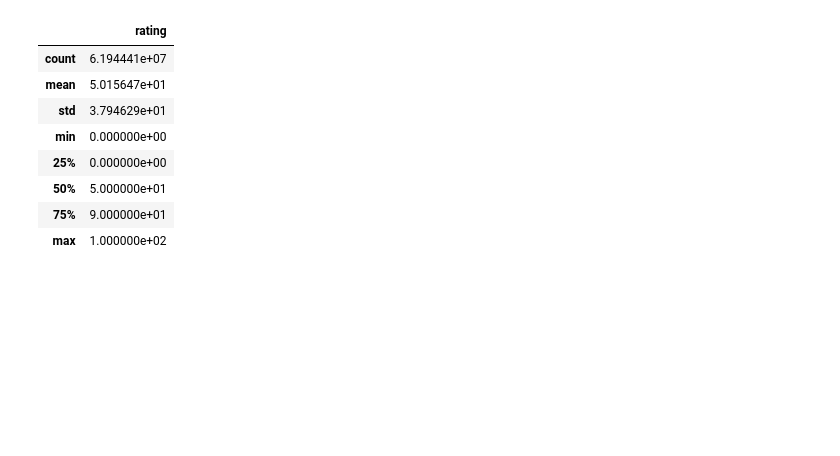
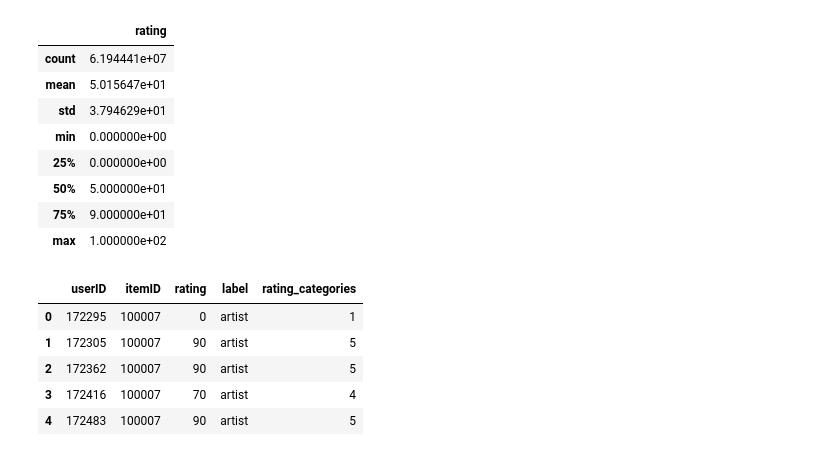
Before and after one commit to YiranXu/ML_Project_Spring2017, a Jupyter notebook: MLproject.ipynb, the cells around one changed output. Cells and saved outputs as stored; diff of their text form; code cells hidden in the pictures; blank space fills up the shorter version.

```diff
--- a/MLproject.ipynb
+++ b/MLproject.ipynb
@@ -131,4 +131,13 @@ train_merge.describe()
 | 50% | 5.000000e+01 |
 | 75% | 9.000000e+01 |
 | max | 1.000000e+02 |
+# %%
+train_merge.head()
+# %% [output]
+|  | userID | itemID | rating | label | rating_categories |
+| 0 | 172295 | 100007 | 0 | artist | 1 |
+| 1 | 172305 | 100007 | 90 | artist | 5 |
+| 2 | 172362 | 100007 | 90 | artist | 5 |
+| 3 | 172416 | 100007 | 70 | artist | 4 |
+| 4 | 172483 | 100007 | 90 | artist | 5 |
 # %%
```
Also changed, not shown: parts of 8 cells of this notebook.
